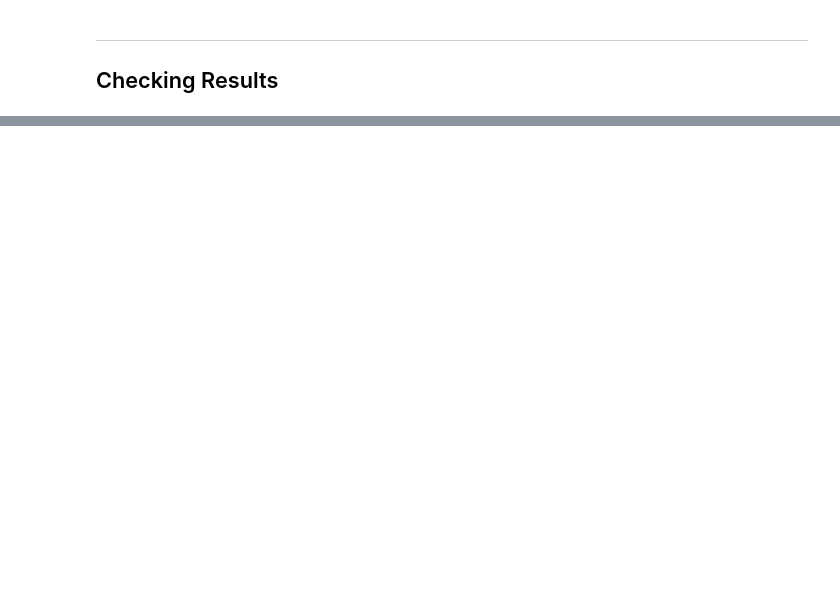
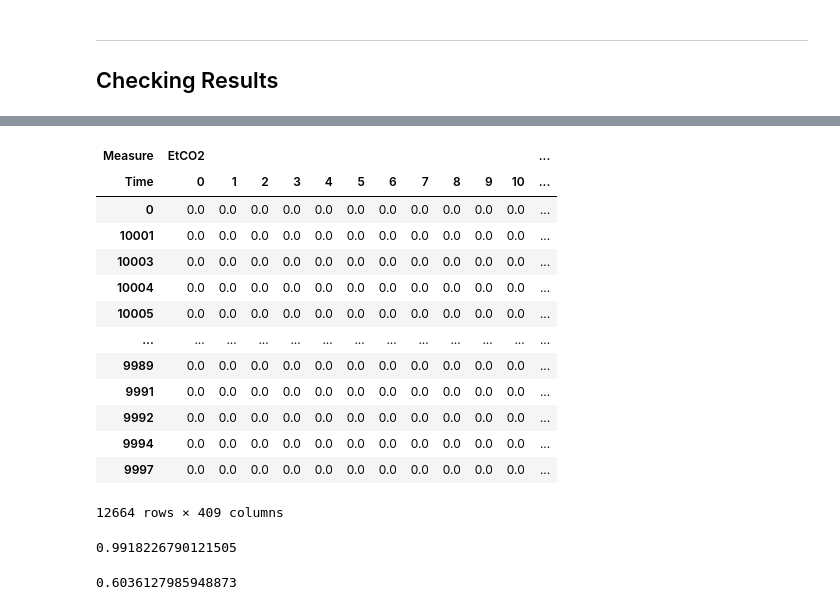
Before and after one commit to GentleMin/ML-Shoppingnow, a Jupyter notebook: Project2/JTM/Task2.ipynb, the cells around one changed output, grey strips where cells are left out. Saved outputs shown, nothing was run; the diff lists cells and outputs as text; code cells hidden in the pictures; blank space fills up the shorter version.

```diff
--- a/Project2/JTM/Task2.ipynb
+++ b/Project2/JTM/Task2.ipynb
@@ -220,0 +166,25 @@ result_jdy.describe()
+# %%
+feat_test_fill0
+# %% [output]
+| Measure | EtCO2 |  |  |  |  |  |  |  |  |  |  | ... |
+| Time | 0 | 1 | 2 | 3 | 4 | 5 | 6 | 7 | 8 | 9 | 10 | ... |
+| 0 | 0.0 | 0.0 | 0.0 | 0.0 | 0.0 | 0.0 | 0.0 | 0.0 | 0.0 | 0.0 | 0.0 | ... |
+| 10001 | 0.0 | 0.0 | 0.0 | 0.0 | 0.0 | 0.0 | 0.0 | 0.0 | 0.0 | 0.0 | 0.0 | ... |
+| 10003 | 0.0 | 0.0 | 0.0 | 0.0 | 0.0 | 0.0 | 0.0 | 0.0 | 0.0 | 0.0 | 0.0 | ... |
+| 10004 | 0.0 | 0.0 | 0.0 | 0.0 | 0.0 | 0.0 | 0.0 | 0.0 | 0.0 | 0.0 | 0.0 | ... |
+| 10005 | 0.0 | 0.0 | 0.0 | 0.0 | 0.0 | 0.0 | 0.0 | 0.0 | 0.0 | 0.0 | 0.0 | ... |
+| ... | ... | ... | ... | ... | ... | ... | ... | ... | ... | ... | ... | ... |
+| 9989 | 0.0 | 0.0 | 0.0 | 0.0 | 0.0 | 0.0 | 0.0 | 0.0 | 0.0 | 0.0 | 0.0 | ... |
+| 9991 | 0.0 | 0.0 | 0.0 | 0.0 | 0.0 | 0.0 | 0.0 | 0.0 | 0.0 | 0.0 | 0.0 | ... |
+| 9992 | 0.0 | 0.0 | 0.0 | 0.0 | 0.0 | 0.0 | 0.0 | 0.0 | 0.0 | 0.0 | 0.0 | ... |
+| 9994 | 0.0 | 0.0 | 0.0 | 0.0 | 0.0 | 0.0 | 0.0 | 0.0 | 0.0 | 0.0 | 0.0 | ... |
+| 9997 | 0.0 | 0.0 | 0.0 | 0.0 | 0.0 | 0.0 | 0.0 | 0.0 | 0.0 | 0.0 | 0.0 | ... |
+12664 rows × 409 columns
+# %%
+X_rbf_feat[1,:] @ X_rbf_feat[1,:]
+# %% [output]
+0.9918226790121505
+# %%
+np.exp(-sum(abs(X_rbf_feat[0,:] - X_rbf_feat[1,:])**2)/4)
+# %% [output]
+0.6036127985948873
```
Also changed, not shown: parts of 44 cells of this notebook, 7 other files.
